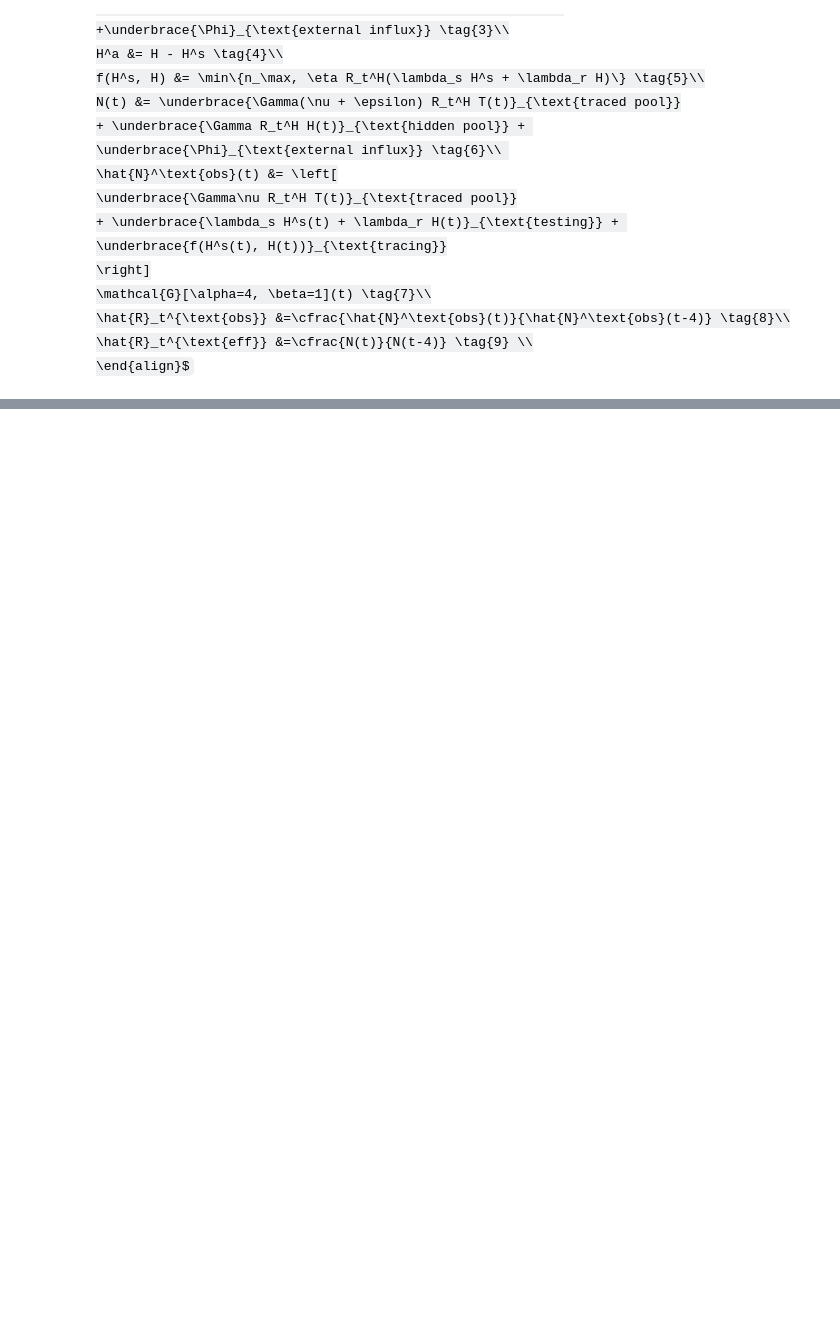
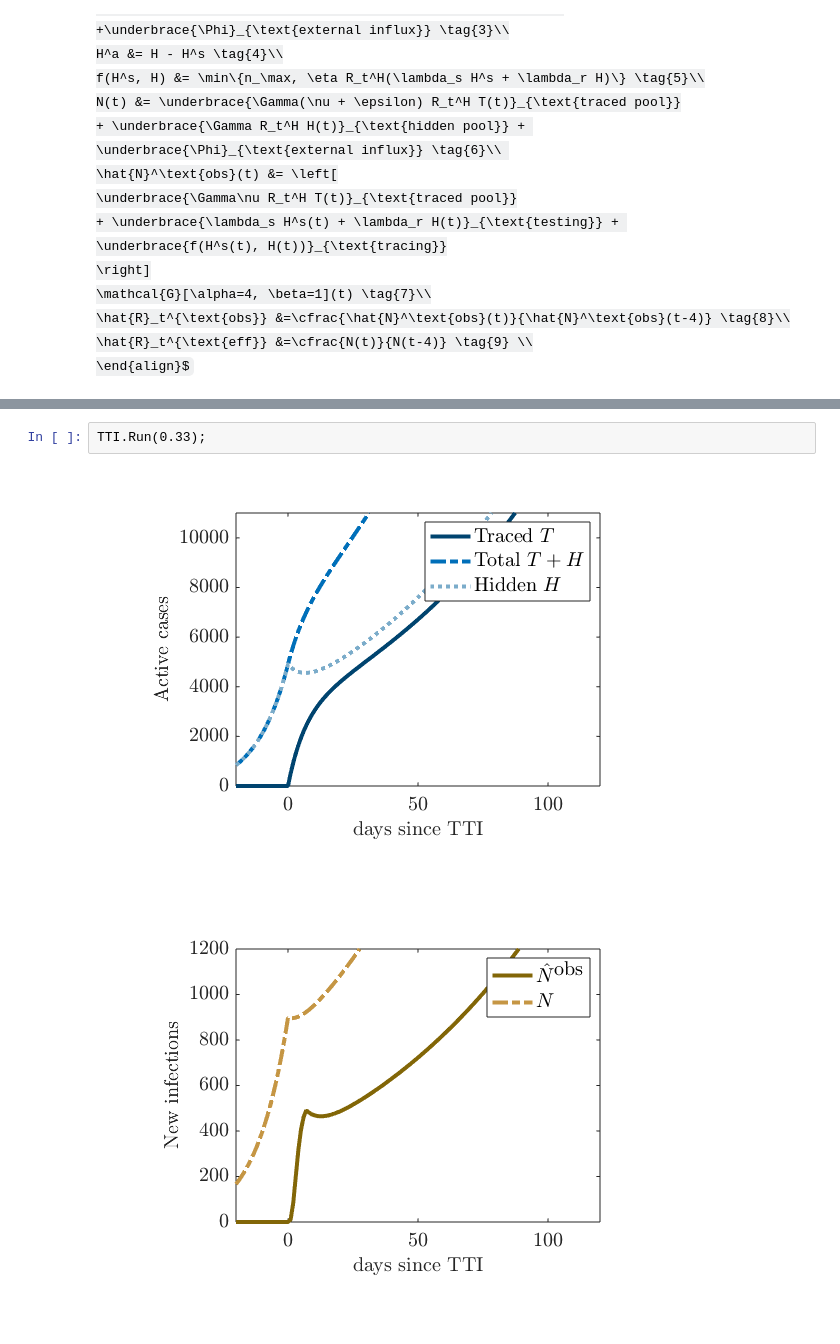
Before and after one commit to john210808/covasim_delta, a Jupyter notebook: demo/covid19_tti/model.ipynb, the cells around one changed output, grey strips where cells are left out. Cells and saved outputs as stored; diff of their text form; some formulas as TeX source; blank space fills up the shorter version.

```diff
--- a/demo/covid19_tti/model.ipynb
+++ b/demo/covid19_tti/model.ipynb
@@ -309,0 +309,5 @@ r =
+# %%
+TTI.Run(0.33);
+# %% [output]
+[figure, added]
+[figure, added]
```
Also changed, not shown: parts of 6 cells of this notebook, 1 other file.
